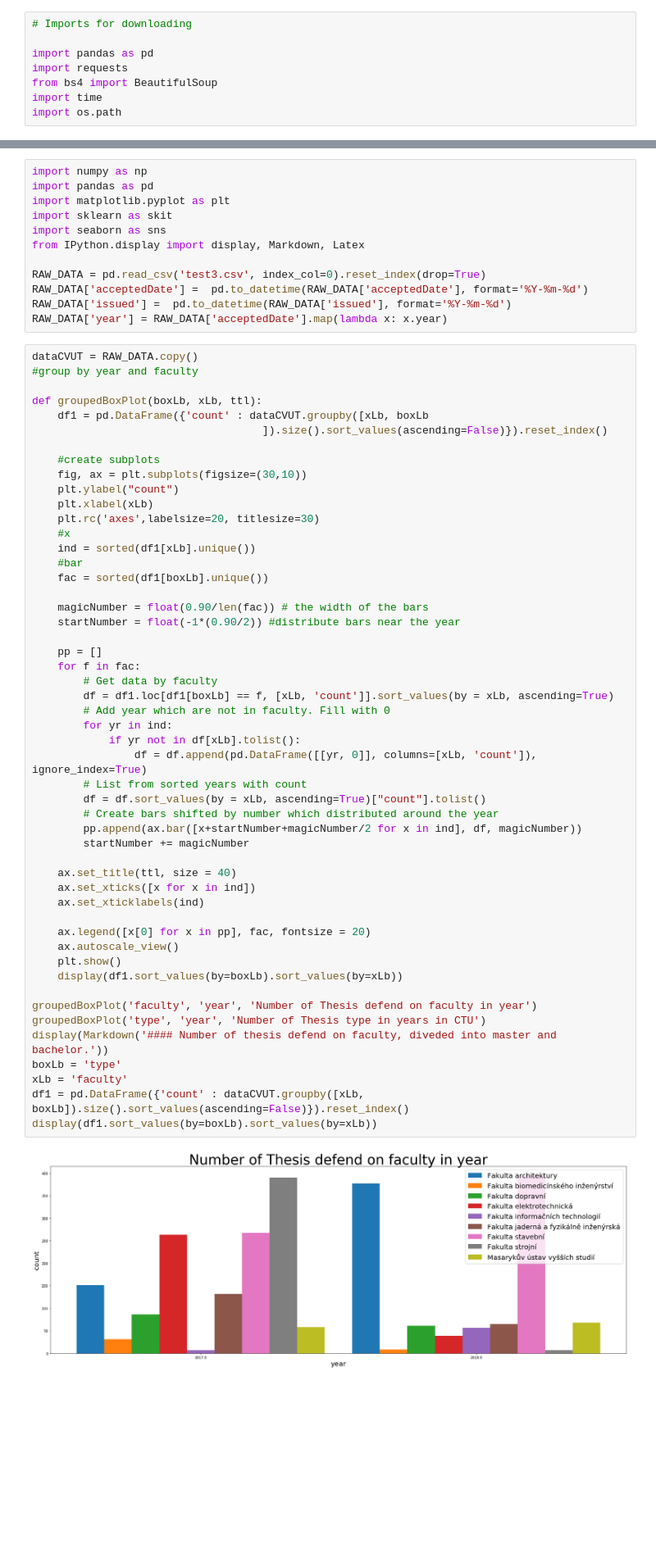
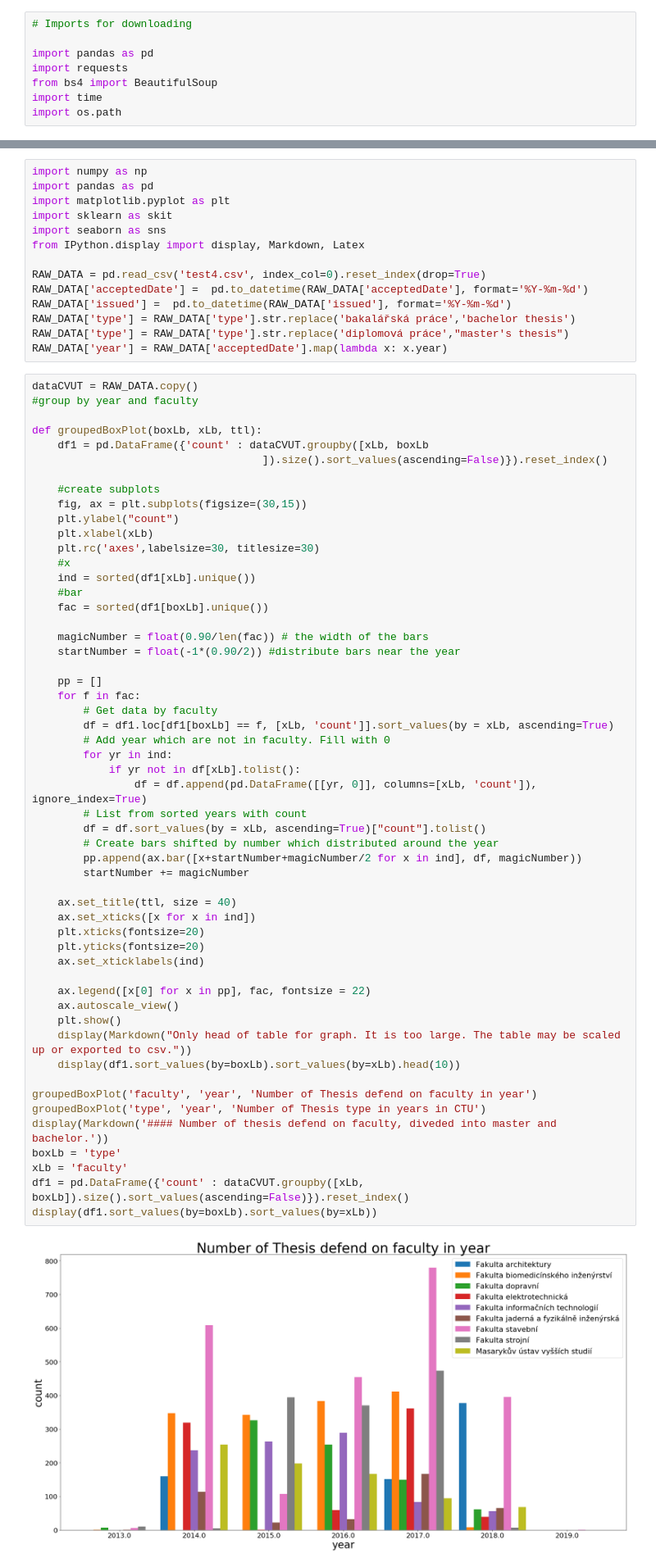
Before and after one commit to martilad/MI-PDD2018_tasks, a Jupyter notebook: 01/homework_01_B181.ipynb, the cells around one changed output, grey strips where cells are left out. Shown at 82% size. Drawn from its saved outputs; the diff is of its cells as text; blank space fills up the shorter version.

```diff
--- a/01/homework_01_B181.ipynb
+++ b/01/homework_01_B181.ipynb
@@ -266,9 +261,11 @@ import sklearn as skit
 import seaborn as sns
 from IPython.display import display, Markdown, Latex
 
-RAW_DATA = pd.read_csv('test3.csv', index_col=0).reset_index(drop=True)
+RAW_DATA = pd.read_csv('test4.csv', index_col=0).reset_index(drop=True)
 RAW_DATA['acceptedDate'] =  pd.to_datetime(RAW_DATA['acceptedDate'], format='%Y-%m-%d')
 RAW_DATA['issued'] =  pd.to_datetime(RAW_DATA['issued'], format='%Y-%m-%d')
+RAW_DATA['type'] = RAW_DATA['type'].str.replace('bakalářská práce','bachelor thesis')
+RAW_DATA['type'] = RAW_DATA['type'].str.replace('diplomová práce',"master's thesis")
 RAW_DATA['year'] = RAW_DATA['acceptedDate'].map(lambda x: x.year)
 # %%
 dataCVUT = RAW_DATA.copy()
@@ -279,10 +276,10 @@ def groupedBoxPlot(boxLb, xLb, ttl):
                                     ]).size().sort_values(ascending=False)}).reset_index()
 
     #create subplots
-    fig, ax = plt.subplots(figsize=(30,10))
+    fig, ax = plt.subplots(figsize=(30,15))
     plt.ylabel("count")
     plt.xlabel(xLb)
-    plt.rc('axes',labelsize=20, titlesize=30)
+    plt.rc('axes',labelsize=30, titlesize=30)
     #x
     ind = sorted(df1[xLb].unique())
     #bar
@@ -293,33 +290,36 @@ def groupedBoxPlot(boxLb, xLb, ttl):
 
     pp = []
     for f in fac:
         # Get data by faculty
         df = df1.loc[df1[boxLb] == f, [xLb, 'count']].sort_values(by = xLb, ascending=True)
         # Add year which are not in faculty. Fill with 0
         for yr in ind:
             if yr not in df[xLb].tolist():
                 df = df.append(pd.DataFrame([[yr, 0]], columns=[xLb, 'count']), ignore_index=True)
         # List from sorted years with count
         df = df.sort_values(by = xLb, ascending=True)["count"].tolist()
         # Create bars shifted by number which distributed around the year
         pp.append(ax.bar([x+startNumber+magicNumber/2 for x in ind], df, magicNumber))
         startNumber += magicNumber
 
     ax.set_title(ttl, size = 40)
     ax.set_xticks([x for x in ind])
+    plt.xticks(fontsize=20)
+    plt.yticks(fontsize=20)
     ax.set_xticklabels(ind)
 
-    ax.legend([x[0] for x in pp], fac, fontsize = 20)
+    ax.legend([x[0] for x in pp], fac, fontsize = 22)
     ax.autoscale_view()
     plt.show()
-    display(df1.sort_values(by=boxLb).sort_values(by=xLb))
+    display(Markdown("Only head of table for graph. It is too large. The table may be scaled up or exported to csv."))
+    display(df1.sort_values(by=boxLb).sort_values(by=xLb).head(10))
 
 groupedBoxPlot('faculty', 'year', 'Number of Thesis defend on faculty in year')
 groupedBoxPlot('type', 'year', 'Number of Thesis type in years in CTU')
 display(Markdown('#### Number of thesis defend on faculty, diveded into master and bachelor.'))
 boxLb = 'type'
 xLb = 'faculty'
 df1 = pd.DataFrame({'count' : dataCVUT.groupby([xLb, boxLb]).size().sort_values(ascending=False)}).reset_index()
 display(df1.sort_values(by=boxLb).sort_values(by=xLb))
 # %% [output]
-[figure, old version]
+[figure, new version]
```
Also changed, not shown: parts of 7 cells of this notebook, 1 other file.
